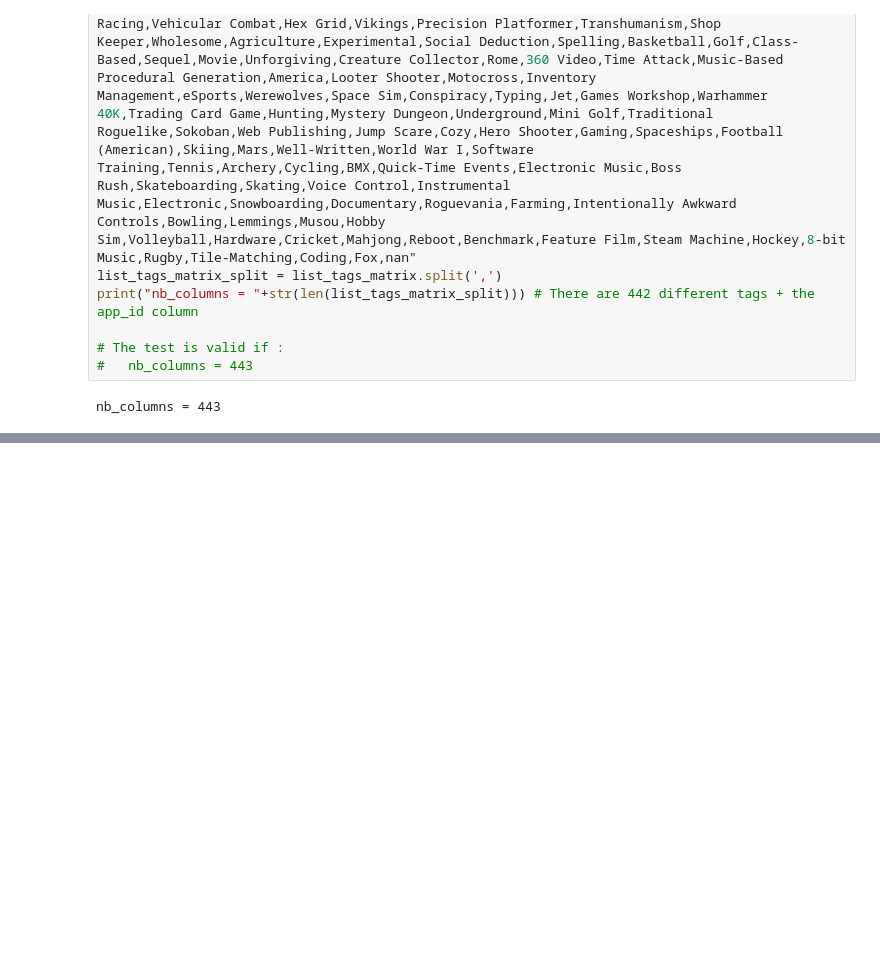
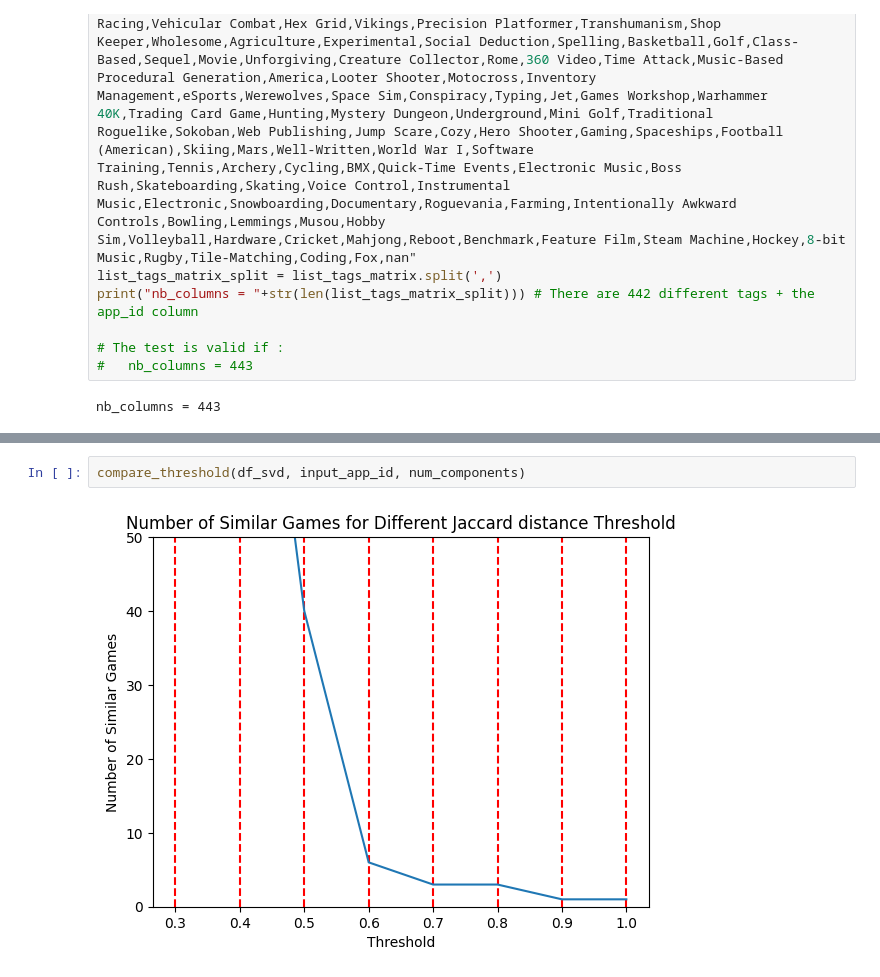
Before and after one commit to erdoganabaci/scalable_analytics_steam_project, a Jupyter notebook: steam.ipynb, the cells around one changed output, grey strips where cells are left out. Drawn from its saved outputs; the diff is of its cells as text; blank space fills up the shorter version.

```diff
--- a/steam.ipynb
+++ b/steam.ipynb
@@ -377,3 +383,7 @@ if (execute_comparison_visualisation):
+# %%
+compare_threshold(df_svd, input_app_id, num_components)
+# %% [output]
+[figure, added]
 # %%
 ### COMPUTING THE RECOMMENDATIONS ###
 
```
Also changed, not shown: parts of 7 cells of this notebook, 2 other files.
